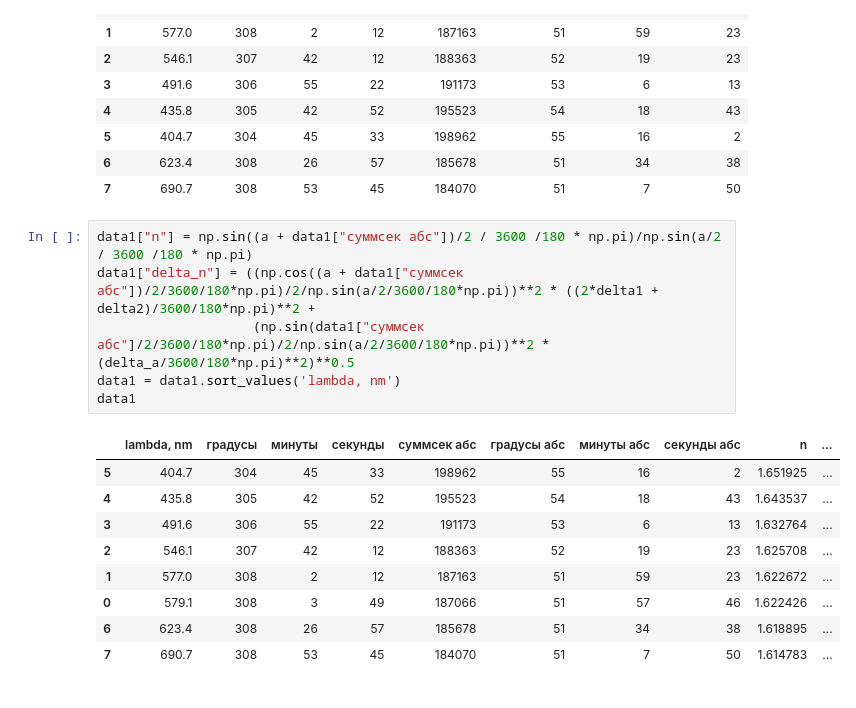
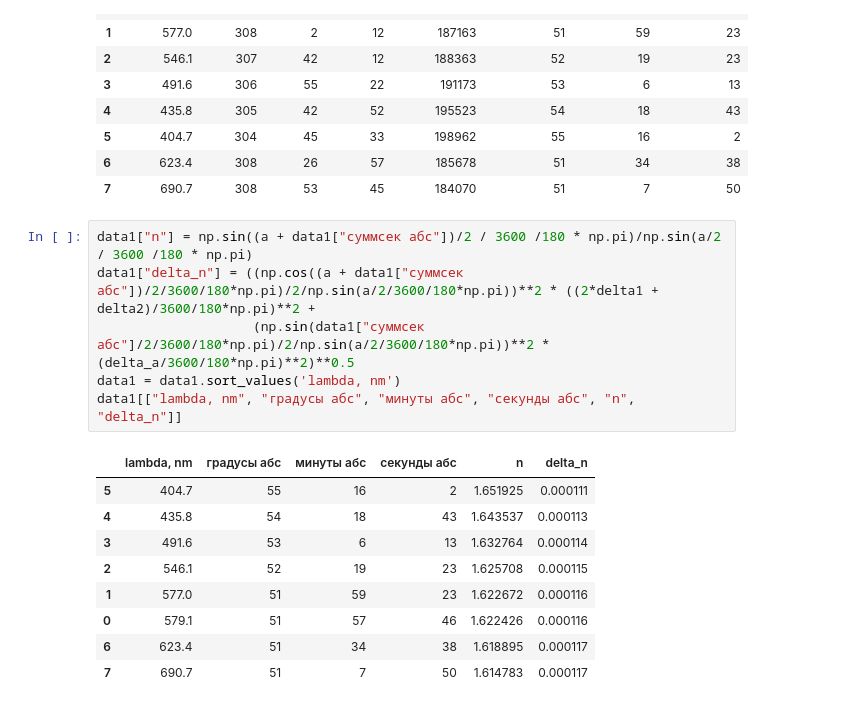
Before and after one commit to nina-zhuchkova/labs_4sem, a Jupyter notebook: 4.4.3 гониометр/process.ipynb, the cells around one changed output. Saved outputs shown, nothing was run; the diff lists cells and outputs as text.

```diff
--- a/4.4.3 гониометр/process.ipynb
+++ b/4.4.3 гониометр/process.ipynb
@@ -52,19 +52,19 @@ data1
 # %%
 data1["n"] = np.sin((a + data1["суммсек абс"])/2 / 3600 /180 * np.pi)/np.sin(a/2 / 3600 /180 * np.pi)
 data1["delta_n"] = ((np.cos((a + data1["суммсек абс"])/2/3600/180*np.pi)/2/np.sin(a/2/3600/180*np.pi))**2 * ((2*delta1 + delta2)/3600/180*np.pi)**2 +
                     (np.sin(data1["суммсек абс"]/2/3600/180*np.pi)/2/np.sin(a/2/3600/180*np.pi))**2 * (delta_a/3600/180*np.pi)**2)**0.5
 data1 = data1.sort_values('lambda, nm')
-data1
+data1[["lambda, nm", "градусы абс", "минуты абс", "секунды абс", "n", "delta_n"]]
 # %% [output]
-|  | lambda, nm | градусы | минуты | секунды | суммсек абс | градусы абс | минуты абс | секунды абс | n | ... |
-| 5 | 404.7 | 304 | 45 | 33 | 198962 | 55 | 16 | 2 | 1.651925 | ... |
-| 4 | 435.8 | 305 | 42 | 52 | 195523 | 54 | 18 | 43 | 1.643537 | ... |
-| 3 | 491.6 | 306 | 55 | 22 | 191173 | 53 | 6 | 13 | 1.632764 | ... |
-| 2 | 546.1 | 307 | 42 | 12 | 188363 | 52 | 19 | 23 | 1.625708 | ... |
-| 1 | 577.0 | 308 | 2 | 12 | 187163 | 51 | 59 | 23 | 1.622672 | ... |
-| 0 | 579.1 | 308 | 3 | 49 | 187066 | 51 | 57 | 46 | 1.622426 | ... |
-| 6 | 623.4 | 308 | 26 | 57 | 185678 | 51 | 34 | 38 | 1.618895 | ... |
-| 7 | 690.7 | 308 | 53 | 45 | 184070 | 51 | 7 | 50 | 1.614783 | ... |
+|  | lambda, nm | градусы абс | минуты абс | секунды абс | n | delta_n |
+| 5 | 404.7 | 55 | 16 | 2 | 1.651925 | 0.000111 |
+| 4 | 435.8 | 54 | 18 | 43 | 1.643537 | 0.000113 |
+| 3 | 491.6 | 53 | 6 | 13 | 1.632764 | 0.000114 |
+| 2 | 546.1 | 52 | 19 | 23 | 1.625708 | 0.000115 |
+| 1 | 577.0 | 51 | 59 | 23 | 1.622672 | 0.000116 |
+| 0 | 579.1 | 51 | 57 | 46 | 1.622426 | 0.000116 |
+| 6 | 623.4 | 51 | 34 | 38 | 1.618895 | 0.000117 |
+| 7 | 690.7 | 51 | 7 | 50 | 1.614783 | 0.000117 |
 # %%
 # расчет cредней дисперсии
 def linear(x, k, b):
```
Also changed, not shown: parts of 11 cells of this notebook, 10 other files.
